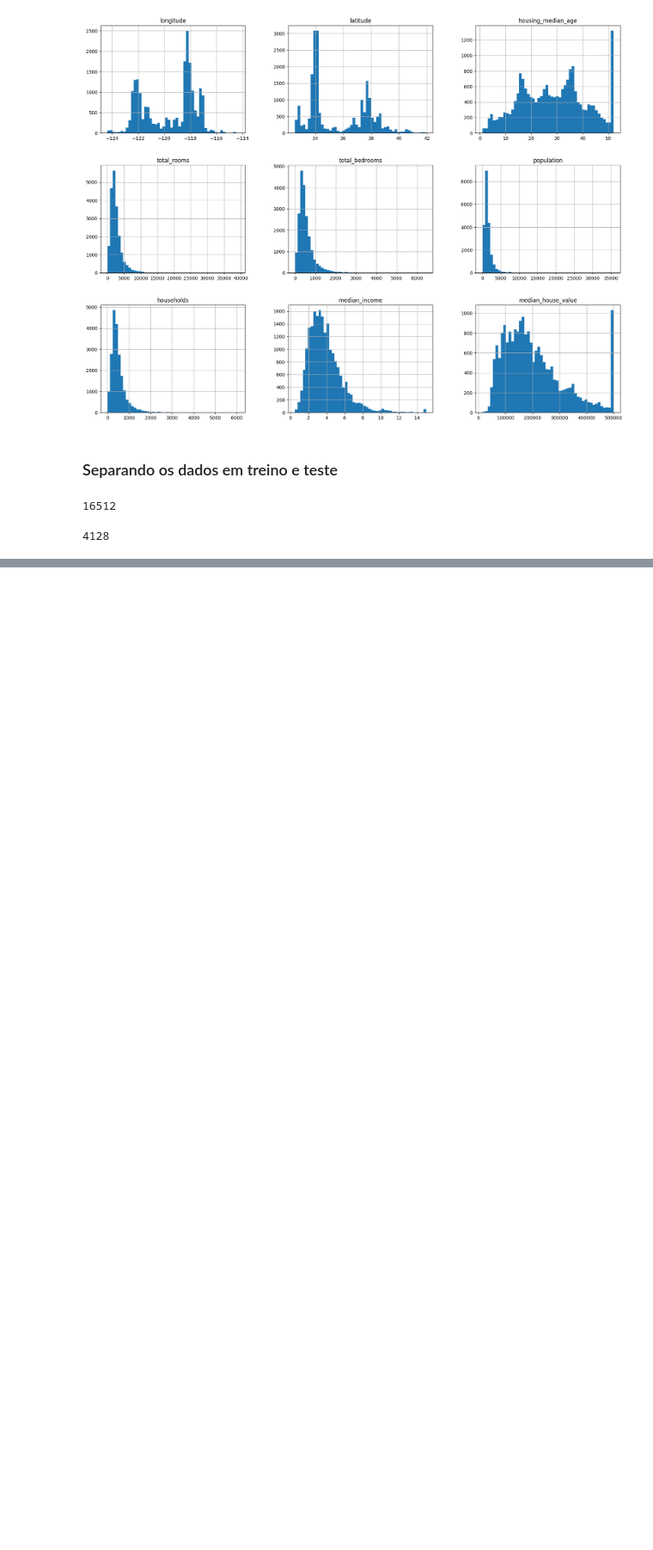
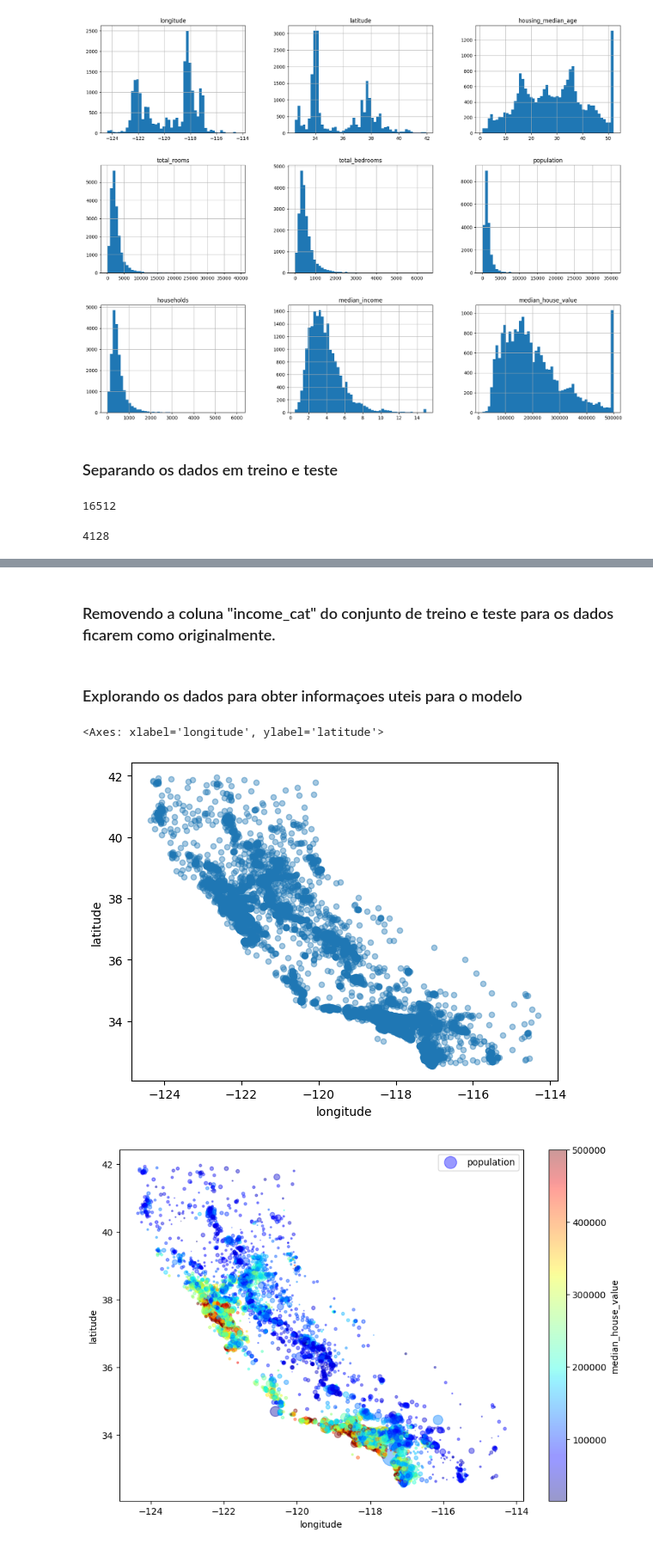
Before and after one commit to ribeirolucas962/Projeto_aprendizado_de-maquina_Scikit_learn_Keras_TensorFlow, a Jupyter notebook: aprendizado_de_maquina.ipynb, the cells around one changed output, grey strips where cells are left out. Shown: that part at 86% size. Drawn from its saved outputs; the diff is of its cells as text; code cells hidden in the pictures; blank space fills up the shorter version.

```diff
--- a/aprendizado_de_maquina.ipynb
+++ b/aprendizado_de_maquina.ipynb
@@ -121,0 +136,5 @@ train_set, test_set = split_train_test_by_id(housing_with_id, 0.2, "index")
+# %%
+split= StratifiedShuffleSplit(n_splits=1, test_size=0.2, random_state=42)  # Cria um objeto StratifiedShuffleSplit para amostragem estratificada
+for train_index, test_index in split.split(housing, housing["income_cat"]):  # Gera os índices de treino e teste
+    strat_train_set = housing.loc[train_index]  # Cria o conjunto de treino estratificado
+    strat_test_set = housing.loc[test_index]  # Cria o conjunto de teste estratificado
@@ -121,0 +151,2 @@ train_set, test_set = split_train_test_by_id(housing_with_id, 0.2, "index")
+# %% [markdown]
+### Removendo a coluna "income_cat" do conjunto de treino e teste para os dados ficarem como originalmente.
@@ -121,0 +156,14 @@ train_set, test_set = split_train_test_by_id(housing_with_id, 0.2, "index")
+# %% [markdown]
+### Explorando os dados para obter informaçoes uteis para o modelo
+# %%
+housing = strat_train_set.copy()  # Cria uma cópia do conjunto de treino estratificado para manipulação
+# %%
+housing.plot(kind="scatter", x="longitude", y="latitude", alpha=0.4,)
+housing.plot(kind="scatter", x="longitude", y="latitude", alpha=0.4,
+             s=housing["population"]/100, label="population", figsize=(10, 7),
+             c="median_house_value", cmap=plt.get_cmap("jet"), colorbar=True,
+             sharex=False)
+# %% [output]
+<Axes: xlabel='longitude', ylabel='latitude'>
+[figure, added]
+[figure, added]
```
Also changed, not shown: parts of 8 cells of this notebook.
